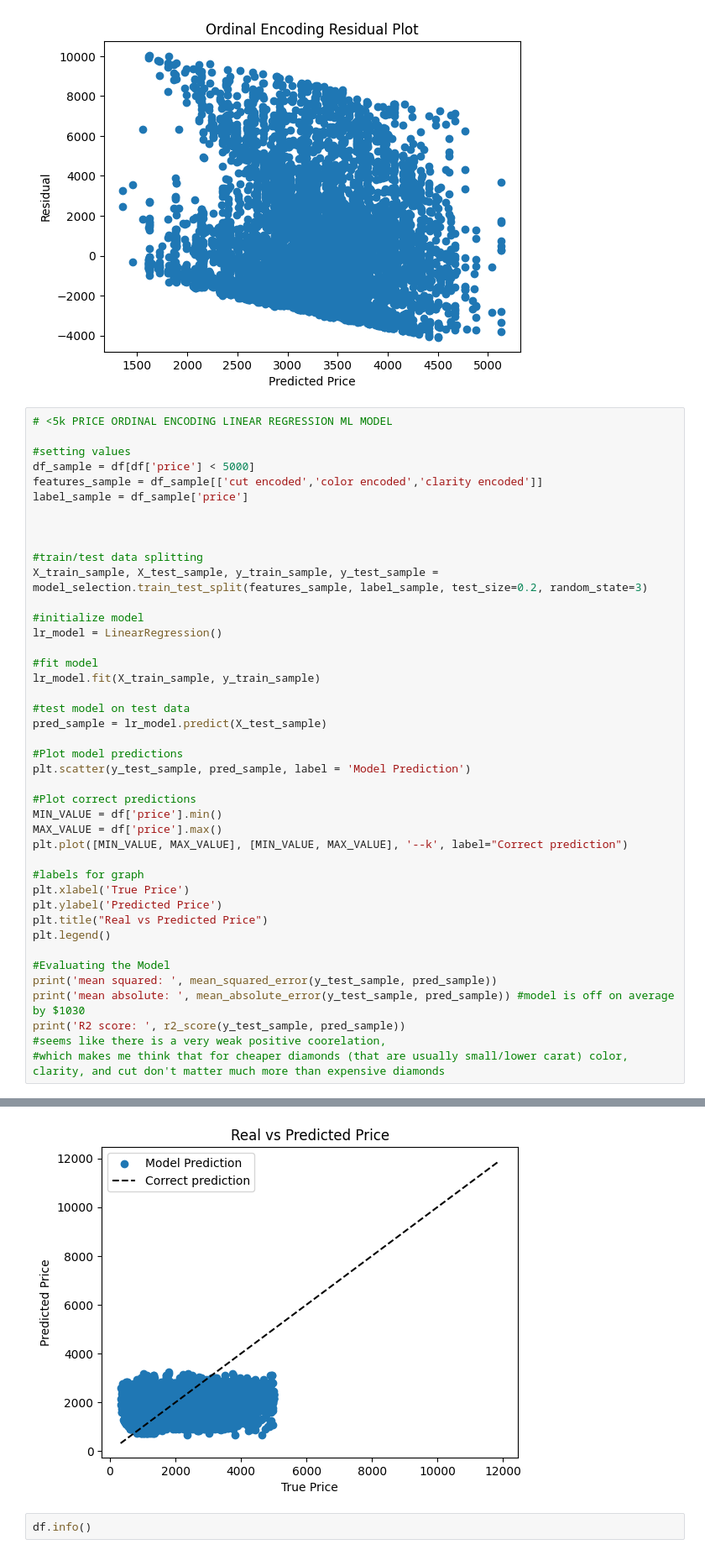
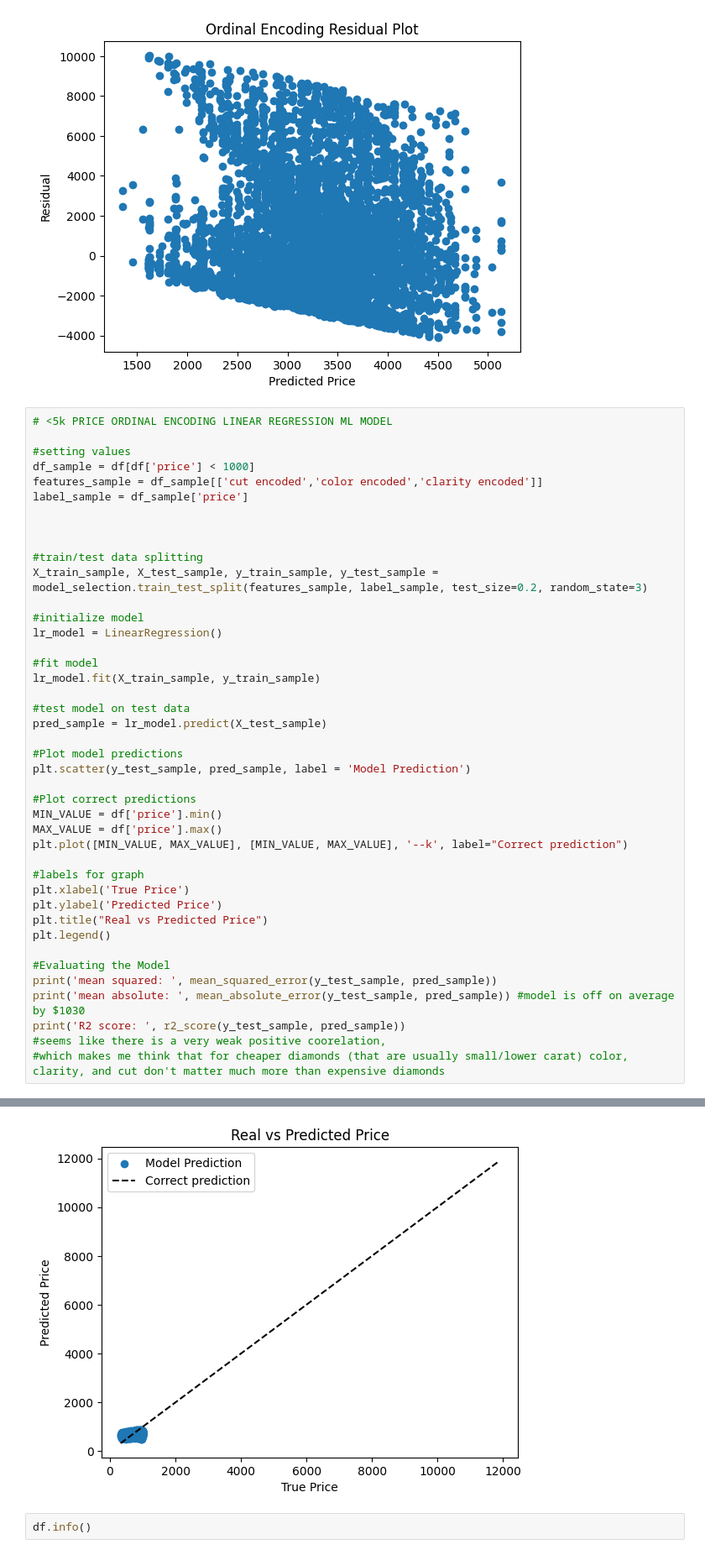
Before and after one commit to AvyayaJha/Diamonds-Research-Project, a Jupyter notebook: Diamonds_Research_Project.ipynb, the cells around one changed output, grey strips where cells are left out. Shown at 84% size. Cells and saved outputs as stored; diff of their text form.

```diff
--- a/Diamonds_Research_Project.ipynb
+++ b/Diamonds_Research_Project.ipynb
@@ -480,7 +480,7 @@ Text(0.5, 1.0, 'Ordinal Encoding Residual Plot')
 # <5k PRICE ORDINAL ENCODING LINEAR REGRESSION ML MODEL
 
 #setting values
-df_sample = df[df['price'] < 5000]
+df_sample = df[df['price'] < 1000]
 features_sample = df_sample[['cut encoded','color encoded','clarity encoded']]
 label_sample = df_sample['price']
 
@@ -525,4 +525,4 @@ R2 score:  0.12337427567571457
-[figure, old version]
+[figure, new version]
 # %%
 df.info()
 # %% [output]
```
Also changed, not shown: parts of 7 cells of this notebook.
